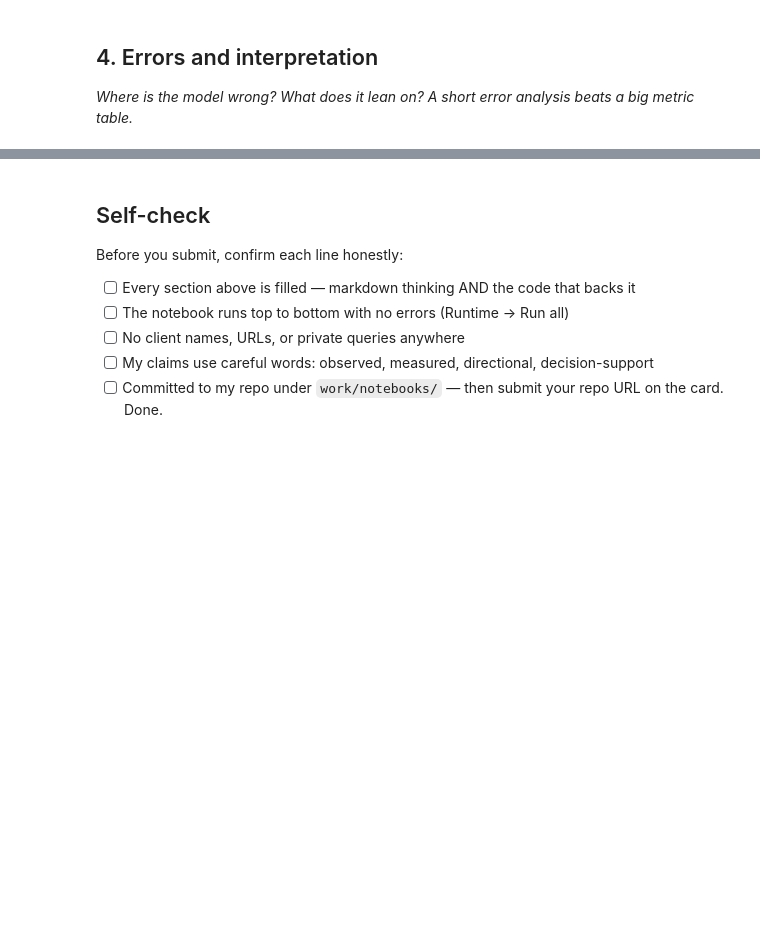
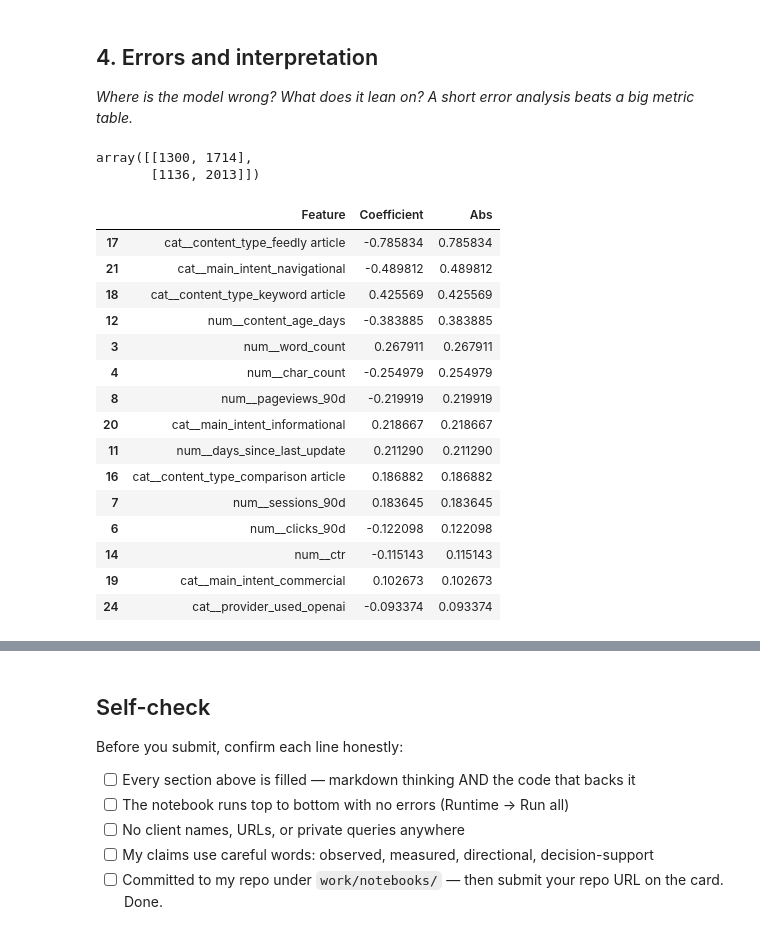
Before and after one commit to duaf9877/FlyRank-AI-ML-Internship, a Jupyter notebook: work/notebooks/w05_model.ipynb, the cells around one changed output, grey strips where cells are left out. Drawn from its saved outputs; the diff is of its cells as text; code cells hidden in the pictures; blank space fills up the shorter version.

```diff
--- a/work/notebooks/w05_model.ipynb
+++ b/work/notebooks/w05_model.ipynb
@@ -16,0 +54,2 @@ This skeleton is yours to fill. Work the sections **in order** — each one has
+# %%
+df["target"] = (df["trend_direction"]=="down").astype(int)
@@ -16,0 +78,18 @@ This skeleton is yours to fill. Work the sections **in order** — each one has
+# %%
+X = df[features]
+y = df["target"]
+groups = df["client_id"]
+# %%
+splitter = GroupShuffleSplit(
+    n_splits=1,
+    test_size=0.2,
+    random_state=42
+)
+
+train_idx, test_idx = next(splitter.split(X,y,groups))
+
+X_train = X.iloc[train_idx]
+X_test = X.iloc[test_idx]
+
+y_train = y.iloc[train_idx]
+y_test = y.iloc[test_idx]
@@ -16,0 +136,2 @@ This skeleton is yours to fill. Work the sections **in order** — each one has
+# %%
+model.fit(X_train,y_train)
@@ -22,3 +241,43 @@ This skeleton is yours to fill. Work the sections **in order** — each one has
 ## 4. Errors and interpretation
 
 *Where is the model wrong? What does it lean on? A short error analysis beats a big metric table.*
+# %%
+cm = confusion_matrix(y_test,pred)
+
+cm
+# %% [output]
+array([[1300, 1714],
+       [1136, 2013]])
+# %%
+feature_names = model.named_steps["prep"].get_feature_names_out()
+
+coef = model.named_steps["model"].coef_[0]
+
+importance = pd.DataFrame({
+
+"Feature":feature_names,
+
+"Coefficient":coef
+
+})
+
+importance["Abs"]=importance["Coefficient"].abs()
+
+importance.sort_values("Abs",ascending=False).head(15)
+# %% [output]
+|  | Feature | Coefficient | Abs |
+| 17 | cat__content_type_feedly article | -0.785834 | 0.785834 |
+| 21 | cat__main_intent_navigational | -0.489812 | 0.489812 |
+| 18 | cat__content_type_keyword article | 0.425569 | 0.425569 |
+| 12 | num__content_age_days | -0.383885 | 0.383885 |
+| 3 | num__word_count | 0.267911 | 0.267911 |
+| 4 | num__char_count | -0.254979 | 0.254979 |
+| 8 | num__pageviews_90d | -0.219919 | 0.219919 |
+| 20 | cat__main_intent_informational | 0.218667 | 0.218667 |
+| 11 | num__days_since_last_update | 0.211290 | 0.211290 |
+| 16 | cat__content_type_comparison article | 0.186882 | 0.186882 |
+| 7 | num__sessions_90d | 0.183645 | 0.183645 |
+| 6 | num__clicks_90d | -0.122098 | 0.122098 |
+| 14 | num__ctr | -0.115143 | 0.115143 |
+| 19 | cat__main_intent_commercial | 0.102673 | 0.102673 |
+| 24 | cat__provider_used_openai | -0.093374 | 0.093374 |
```
Also changed, not shown: parts of 13 cells of this notebook.
